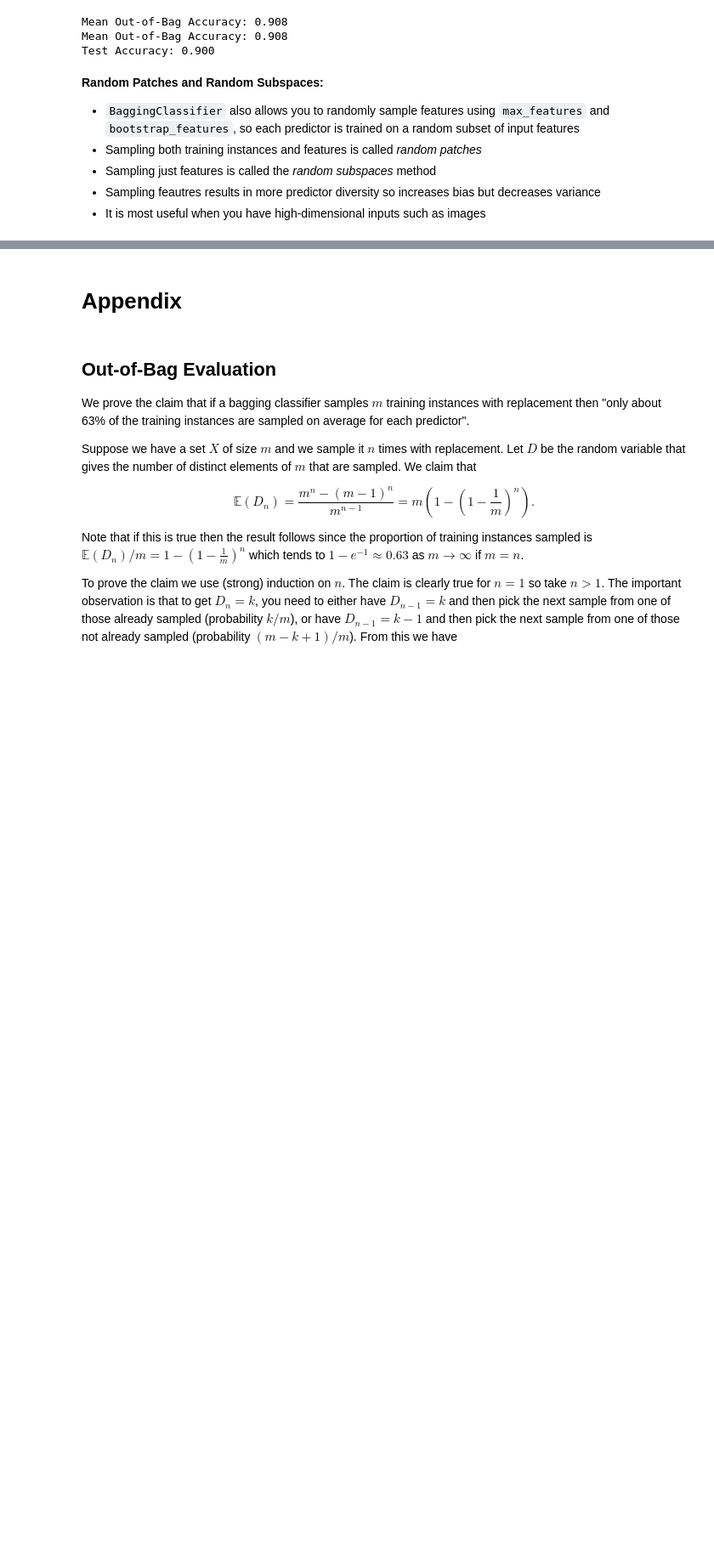
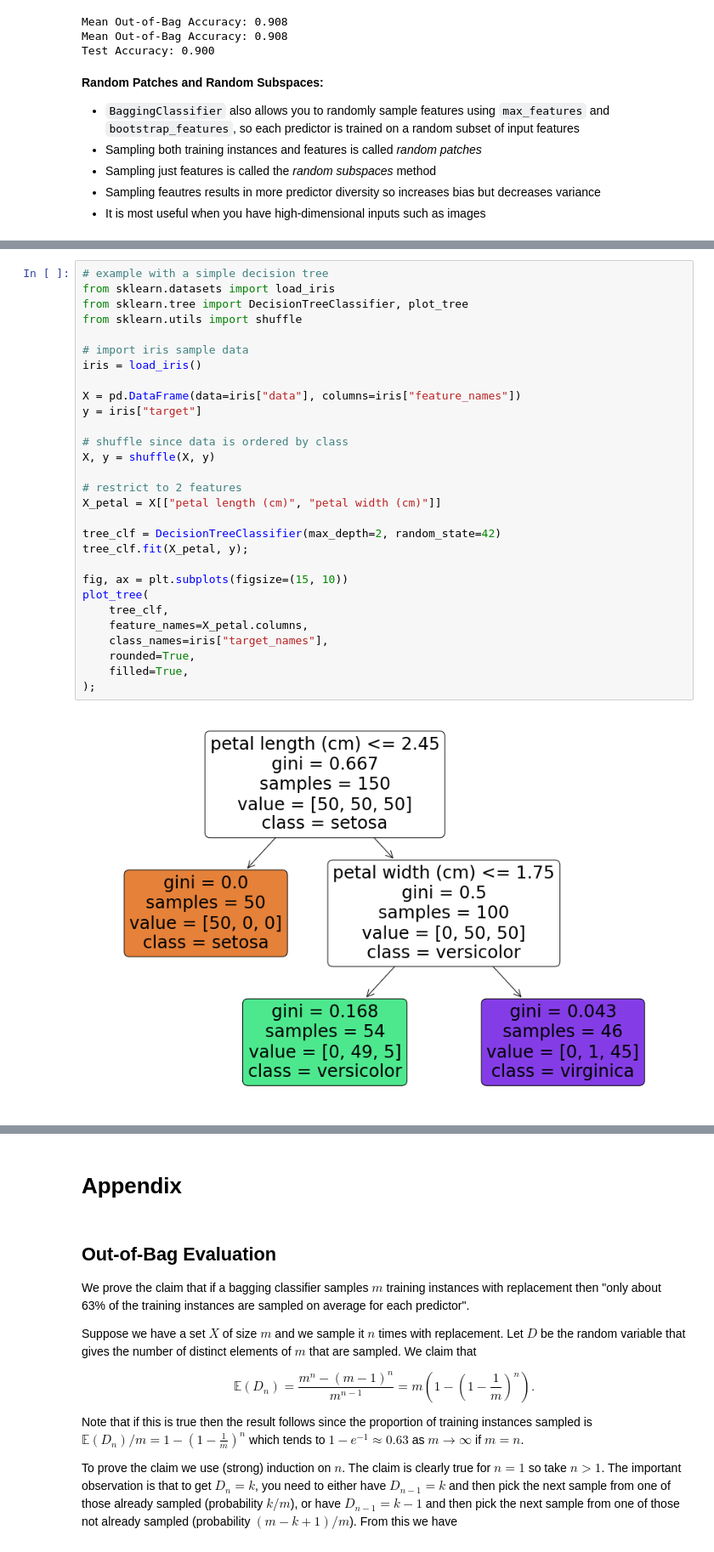
Before and after one commit to chris-leonard/hands-on-machine-learning, a Jupyter notebook: chapter-7/chapter-7-notes.ipynb, the cells around one changed output, grey strips where cells are left out. Shown at 85% size. Drawn from its saved outputs; the diff is of its cells as text; blank space fills up the shorter version.

```diff
--- a/chapter-7/chapter-7-notes.ipynb
+++ b/chapter-7/chapter-7-notes.ipynb
@@ -244,0 +321,31 @@ Q: How do you reduce overfitting for a random forest?
+# %%
+# example with a simple decision tree
+from sklearn.datasets import load_iris
+from sklearn.tree import DecisionTreeClassifier, plot_tree
+from sklearn.utils import shuffle
+
+# import iris sample data
+iris = load_iris()
+
+X = pd.DataFrame(data=iris["data"], columns=iris["feature_names"])
+y = iris["target"]
+
+# shuffle since data is ordered by class
+X, y = shuffle(X, y)
+
+# restrict to 2 features
+X_petal = X[["petal length (cm)", "petal width (cm)"]]
+
+tree_clf = DecisionTreeClassifier(max_depth=2, random_state=42)
+tree_clf.fit(X_petal, y);
+
+fig, ax = plt.subplots(figsize=(15, 10))
+plot_tree(
+    tree_clf,
+    feature_names=X_petal.columns,
+    class_names=iris["target_names"],
+    rounded=True,
+    filled=True,
+);
+# %% [output]
+[figure, added]
```
Also changed, not shown: parts of 13 cells of this notebook.
